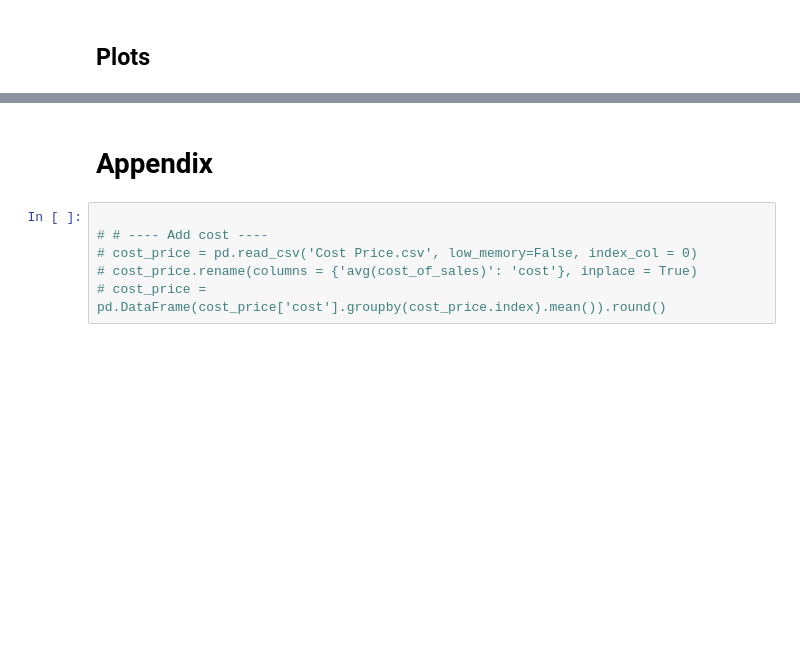
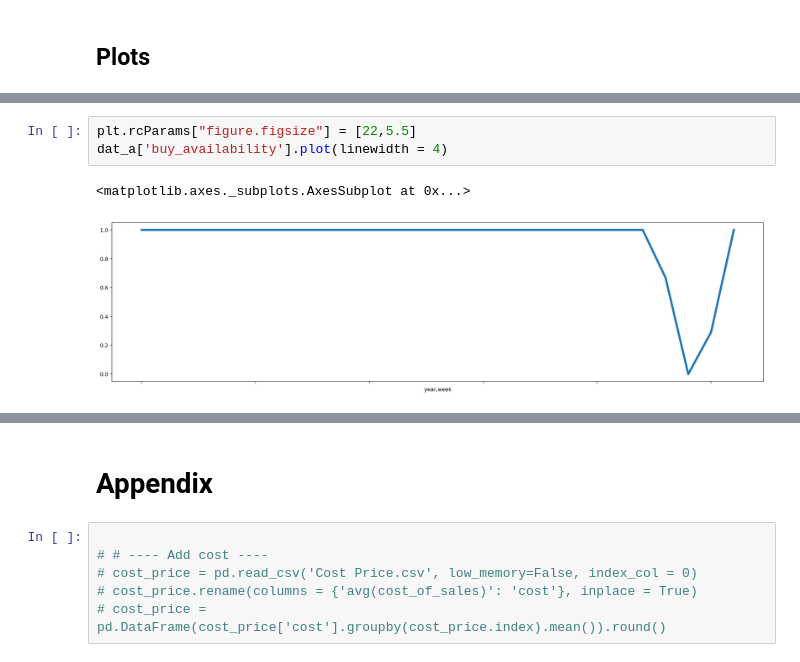
Before and after one commit to cwcomiskey/Misc, a Jupyter notebook: adidas/MVP_ext.ipynb, the cells around one changed output, grey strips where cells are left out. Cells and saved outputs as stored; diff of their text form; blank space fills up the shorter version.

```diff
--- a/adidas/MVP_ext.ipynb
+++ b/adidas/MVP_ext.ipynb
@@ -376,0 +377,6 @@ pd.merge(
+# %%
+plt.rcParams["figure.figsize"] = [22,5.5]
+dat_a['buy_availability'].plot(linewidth = 4)
+# %% [output]
+<matplotlib.axes._subplots.AxesSubplot at 0x...>
+[figure, added]
```
Also changed, not shown: parts of 24 cells of this notebook.
